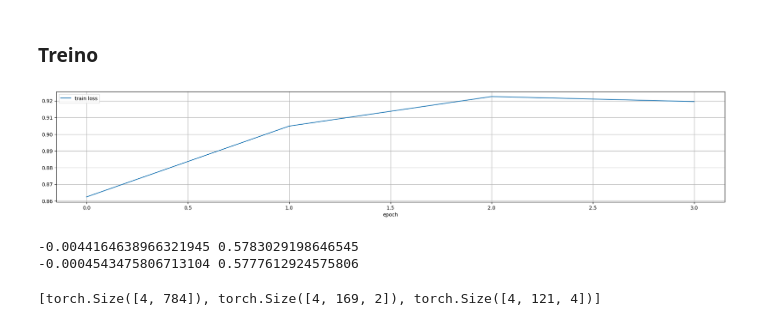
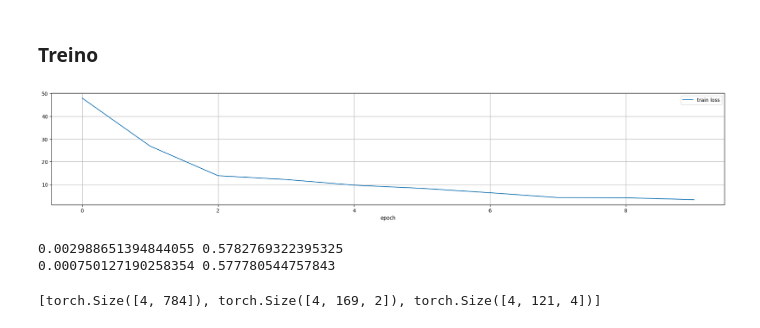
Before and after one commit to Ronnypetson/titanic, a Jupyter notebook: MNIST_Maromba.ipynb, the cells around one changed output. Cells and saved outputs as stored; diff of their text form; code cells hidden in the pictures.

```diff
--- a/MNIST_Maromba.ipynb
+++ b/MNIST_Maromba.ipynb
@@ -38,7 +38,7 @@ def _transform(x):
 
 bsize = 32
 
-MNIST_train_data = FashionMNIST(#MNIST(
+MNIST_train_data = MNIST(
     "MNIST_root/",
     download=True,
     train=True,
@@ -51,7 +51,7 @@ train_data_loader = torch.utils.data.DataLoader(
     num_workers=1,
 )
 
-MNIST_test_data = FashionMNIST(#MNIST(
+MNIST_test_data = MNIST(
     "MNIST_root_test/",
     download=True,
     train=False,
@@ -799,7 +796,6 @@ def get_perms(tmp_idx):
     _idxs.append(unsort(ordering).cpu().detach())
   return idxs, _idxs
 
-@lru_cache()
 def resort(k, src, tgt):
   assert src == 0 or tgt == 0
   global idxs, _idxs
@@ -807,16 +803,16 @@ def resort(k, src, tgt):
     return idxs[src][k]
   return _idxs[tgt][k]
 
-@lru_cache()
 def hoods(dims, k0, w, _min=0, _max=None):
   assert len(dims) == len(w), f"{len(dims)} != {len(w)}"
   if len(dims) == 0:
-    return [k0.item()]
+    return [k0] # [k0.item()]
   _hoods = []
   global idxs, _idxs
   _k0d = resort(k0, 0, dims[-1]) #, idxs, _idxs)
   for _w in range(-(w[-1] // 2), w[-1] // 2 + 1):
-    k0d = min(_max, max(_min, _k0d + _w))
+    # k0d = min(_max, max(_min, _k0d + _w))
+    k0d = torch.clip(_k0d + _w, min=_min, max=_max)
     _hoods += hoods(
         dims[:-1],
         resort(
@@ -839,12 +835,11 @@ def idxhood(xidx, ws, stride):
   dims = tuple(range(xidx.shape[-1]))
   global idxs, _idxs
   idxs, _idxs = get_perms(xidx)
-  all_hoods = [
-      hoods(dims, pivot, ws, 0, len(xidx) - 1)
-      for pivot in range(0, len(xidx), stride)
-  ]
-  # for pivot in range(0, len(xidx), stride):
-  #   all_hoods += hoods(dims, pivot, ws, 0, len(xidx) - 1)
+  pivots = torch.tensor([piv for piv in range(0, len(xidx), stride)]).long()
+  all_hoods = hoods(dims, pivots, ws, 0, len(xidx) - 1)
+  # all_hoods = torch.tensor(all_hoods).long().T.reshape(-1)
+  all_hoods = torch.cat(all_hoods, dim=0).reshape(len(all_hoods), -1).T
+  all_hoods = all_hoods.reshape(-1)
   return all_hoods
 # %% [markdown]
 #### MModule
@@ -1218,7 +1210,7 @@ plt.scatter(sampled[:, 0], sampled[:, 1])
 ### Treino
 # %%
 hidden_dim = 1176
-start_mode = False
+start_mode = True
 valid_mode = False
 # TODO: Visualize conv layer output
 samples = [
@@ -1286,36 +1278,36 @@ for epoch in range(num_epochs):
     train_log["epoch"].append(epoch)
   if valid_mode:
     model.eval()
     with torch.no_grad():
       for x, y in iter(test_data_loader):
         x = x.to(device)
         y = y.to(device)
         x, y = prepare_input(x, y, device=device)
         y_pred = model.forward(x)
         loss = maromba_loss(y, y_pred)
         acc = maromba_accuracy(y, y_pred)
         train_log["eval loss"].append(loss.item())
         train_log["train loss"].append(np.nan)
         train_log["acc"].append(acc.item())
         train_log["set"].append("eval")
         train_log["epoch"].append(epoch)
     group_cols = ["epoch", "train loss", "eval loss", "acc"]
   else:
     group_cols = ["epoch", "train loss"]
   df_train = pd.DataFrame(train_log)
   display.clear_output(wait=True)
   (
     df_train[group_cols]
     .groupby("epoch")
     .agg(lambda x: x.median(skipna=True))
     # .tail(200)
     .plot(figsize=(24, 4), grid=True)
   )
   plt.show()
 # %% [output]
-[figure, old version]
+[figure, new version]
--0.0044164638966321945 0.5783029198646545
--0.0004543475806713104 0.5777612924575806
+0.002988651394844055 0.5782769322395325
+0.000750127190258354 0.577780544757843
 # %%
 torch.cuda.empty_cache()
 # %%
```
Also changed, not shown: parts of 3 cells of this notebook.
